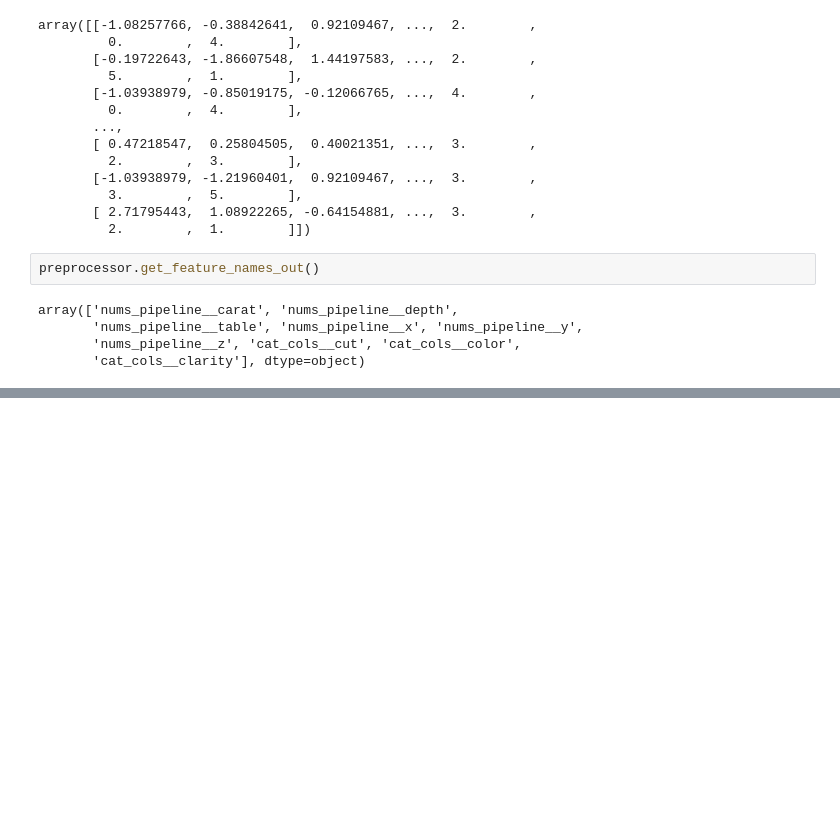
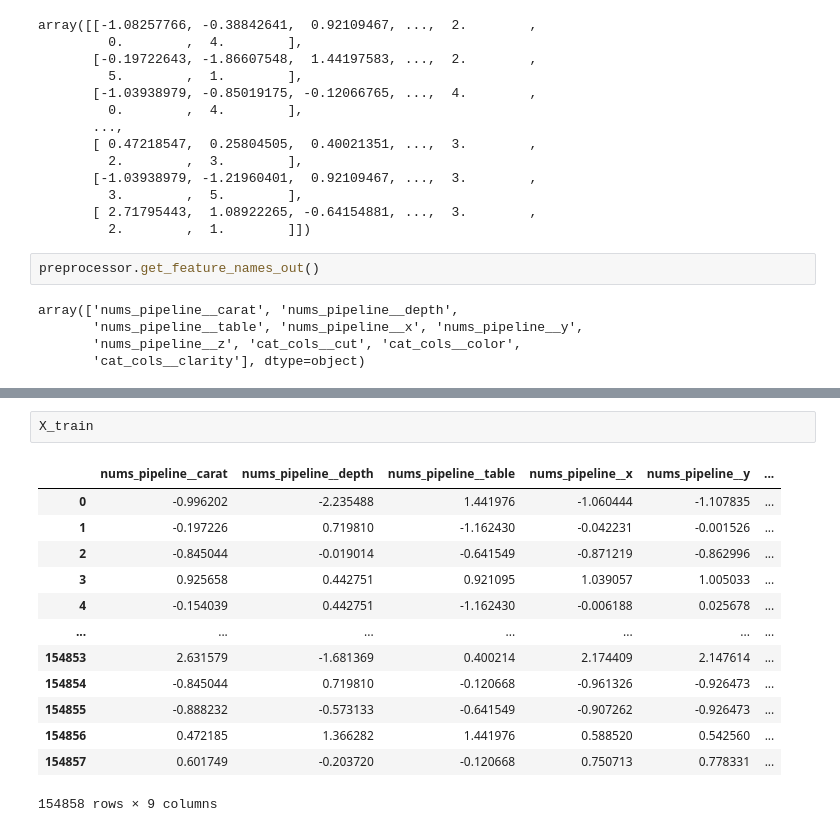
Before and after one commit to HereticInquisitor/mlops, a Jupyter notebook: experiments/experiments.ipynb, the cells around one changed output, grey strips where cells are left out. Cells and saved outputs as stored; diff of their text form; blank space fills up the shorter version.

Commit message:
model training

```diff
--- a/experiments/experiments.ipynb
+++ b/experiments/experiments.ipynb
@@ -473,0 +472,16 @@ ValueError: A given column is not a column of the dataframe
+# %%
+X_train
+# %% [output]
+|  | nums_pipeline__carat | nums_pipeline__depth | nums_pipeline__table | nums_pipeline__x | nums_pipeline__y | ... |
+| 0 | -0.996202 | -2.235488 | 1.441976 | -1.060444 | -1.107835 | ... |
+| 1 | -0.197226 | 0.719810 | -1.162430 | -0.042231 | -0.001526 | ... |
+| 2 | -0.845044 | -0.019014 | -0.641549 | -0.871219 | -0.862996 | ... |
+| 3 | 0.925658 | 0.442751 | 0.921095 | 1.039057 | 1.005033 | ... |
+| 4 | -0.154039 | 0.442751 | -1.162430 | -0.006188 | 0.025678 | ... |
+| ... | ... | ... | ... | ... | ... | ... |
+| 154853 | 2.631579 | -1.681369 | 0.400214 | 2.174409 | 2.147614 | ... |
+| 154854 | -0.845044 | 0.719810 | -0.120668 | -0.961326 | -0.926473 | ... |
+| 154855 | -0.888232 | -0.573133 | -0.641549 | -0.907262 | -0.926473 | ... |
+| 154856 | 0.472185 | 1.366282 | 1.441976 | 0.588520 | 0.542560 | ... |
+| 154857 | 0.601749 | -0.203720 | -0.120668 | 0.750713 | 0.778331 | ... |
+154858 rows × 9 columns
```
Also changed, not shown: parts of 4 cells of this notebook, 1 other file.
